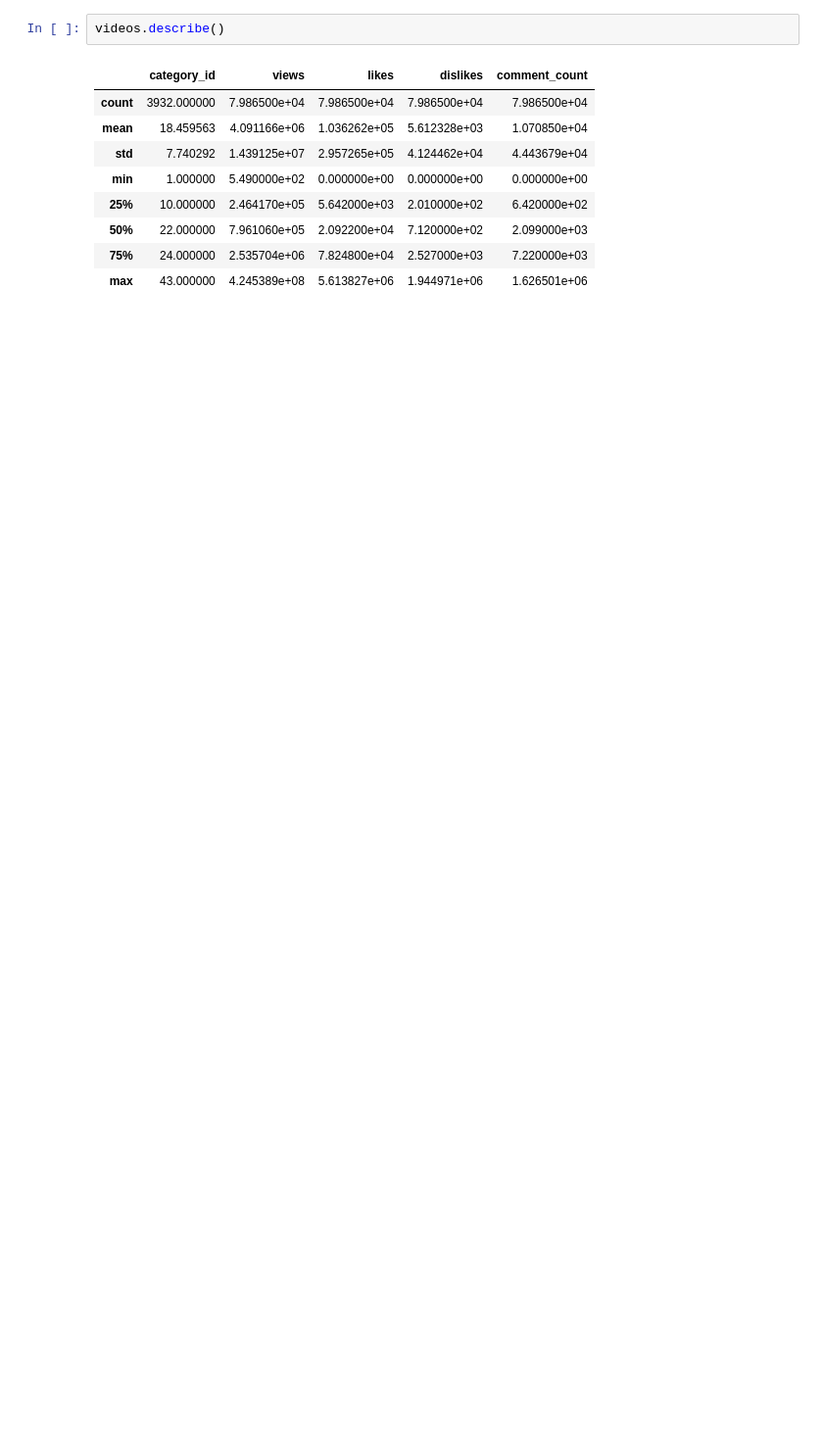
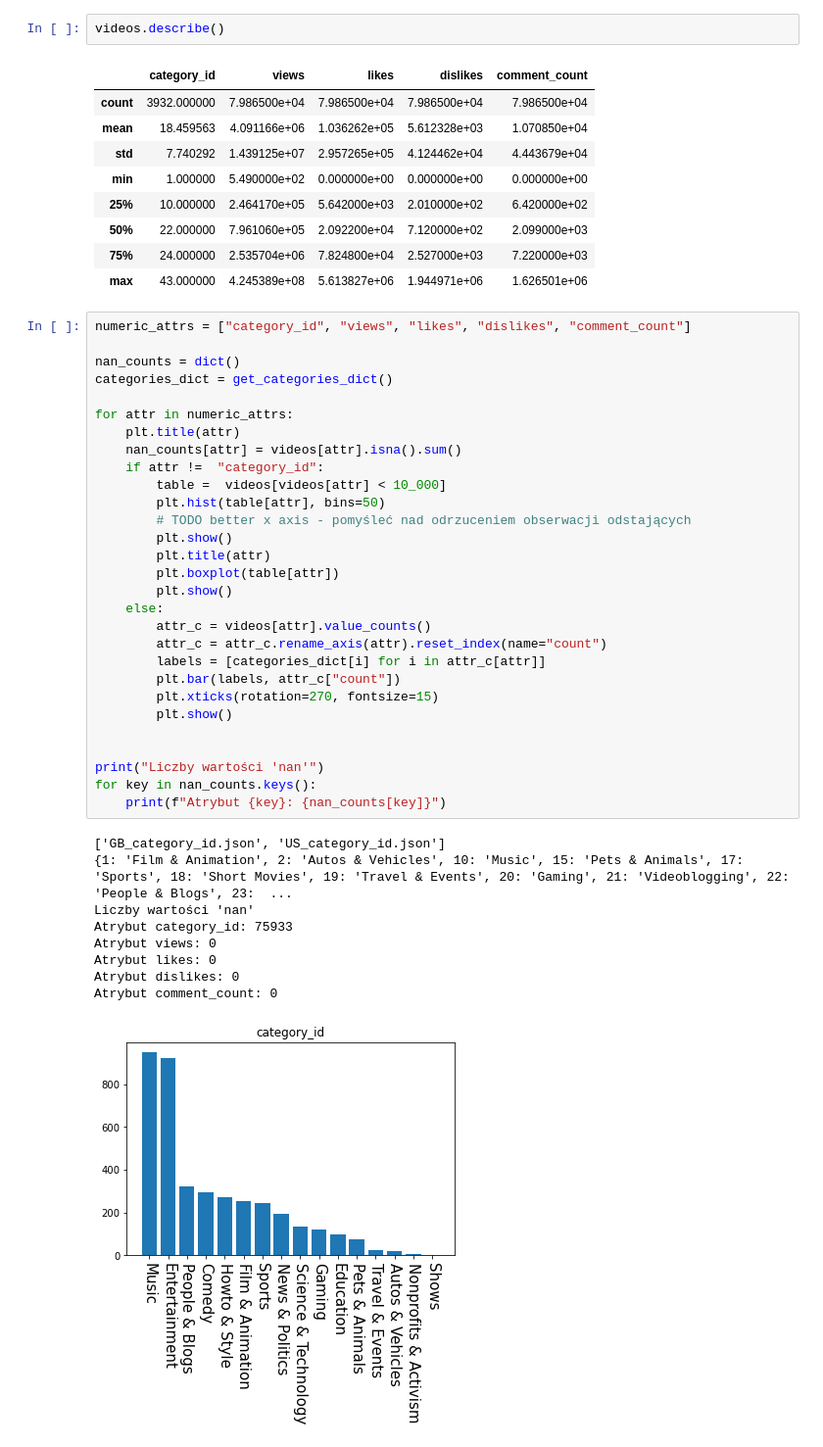
Before and after one commit to DominikKossinski/PED, a Jupyter notebook: ped.ipynb, the cells around one changed output. Shown at 98% size. Saved outputs shown, nothing was run; the diff lists cells and outputs as text; blank space fills up the shorter version.

```diff
--- a/ped.ipynb
+++ b/ped.ipynb
@@ -124,3 +161,42 @@ videos.describe()
 | 50% | 22.000000 | 7.961060e+05 | 2.092200e+04 | 7.120000e+02 | 2.099000e+03 |
 | 75% | 24.000000 | 2.535704e+06 | 7.824800e+04 | 2.527000e+03 | 7.220000e+03 |
 | max | 43.000000 | 4.245389e+08 | 5.613827e+06 | 1.944971e+06 | 1.626501e+06 |
+# %%
+numeric_attrs = ["category_id", "views", "likes", "dislikes", "comment_count"]
+
+nan_counts = dict()
+categories_dict = get_categories_dict()
+
+for attr in numeric_attrs:
+    plt.title(attr)
+    nan_counts[attr] = videos[attr].isna().sum()
+    if attr !=  "category_id":
+        table =  videos[videos[attr] < 10_000]
+        plt.hist(table[attr], bins=50)
+        # TODO better x axis - pomyśleć nad odrzuceniem obserwacji odstających
+        plt.show()
+        plt.title(attr)
+        plt.boxplot(table[attr])
+        plt.show()
+    else:
+        attr_c = videos[attr].value_counts()
+        attr_c = attr_c.rename_axis(attr).reset_index(name="count")
+        labels = [categories_dict[i] for i in attr_c[attr]]
+        plt.bar(labels, attr_c["count"])
+        plt.xticks(rotation=270, fontsize=15)
+        plt.show()
+
+
+print("Liczby wartości 'nan'")
+for key in nan_counts.keys():
+    print(f"Atrybut {key}: {nan_counts[key]}")
+# %% [output]
+['GB_category_id.json', 'US_category_id.json']
+{1: 'Film & Animation', 2: 'Autos & Vehicles', 10: 'Music', 15: 'Pets & Animals', 17: 'Sports', 18: 'Short Movies', 19: 'Travel & Events', 20: 'Gaming', 21: 'Videoblogging', 22: 'People & Blogs', 23:  ...
+Liczby wartości 'nan'
+Atrybut category_id: 75933
+Atrybut views: 0
+Atrybut likes: 0
+Atrybut dislikes: 0
+Atrybut comment_count: 0
+[figure, added]
```
Also changed, not shown: parts of 14 cells of this notebook, 2 other files.
